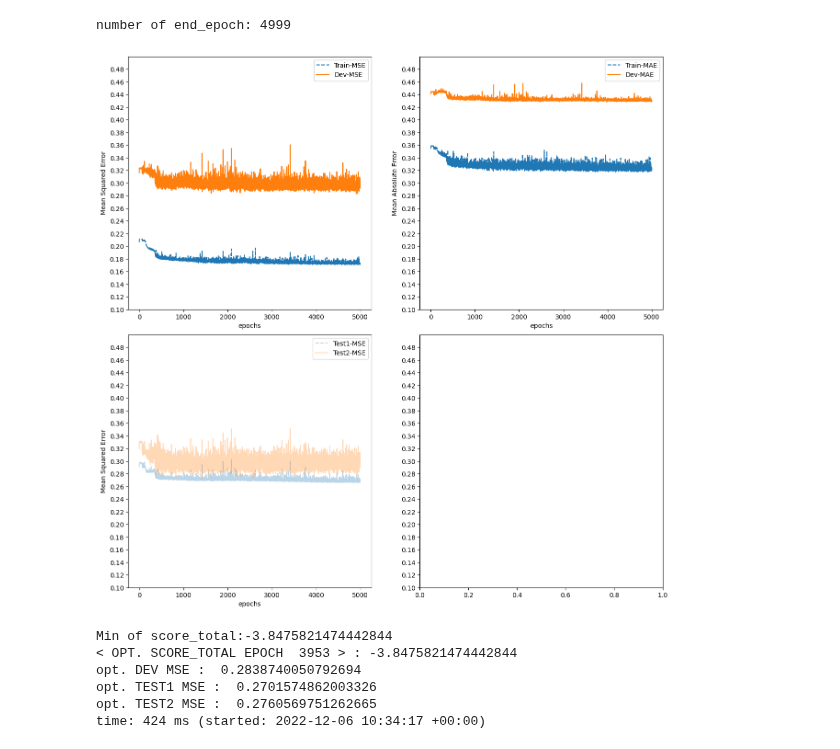
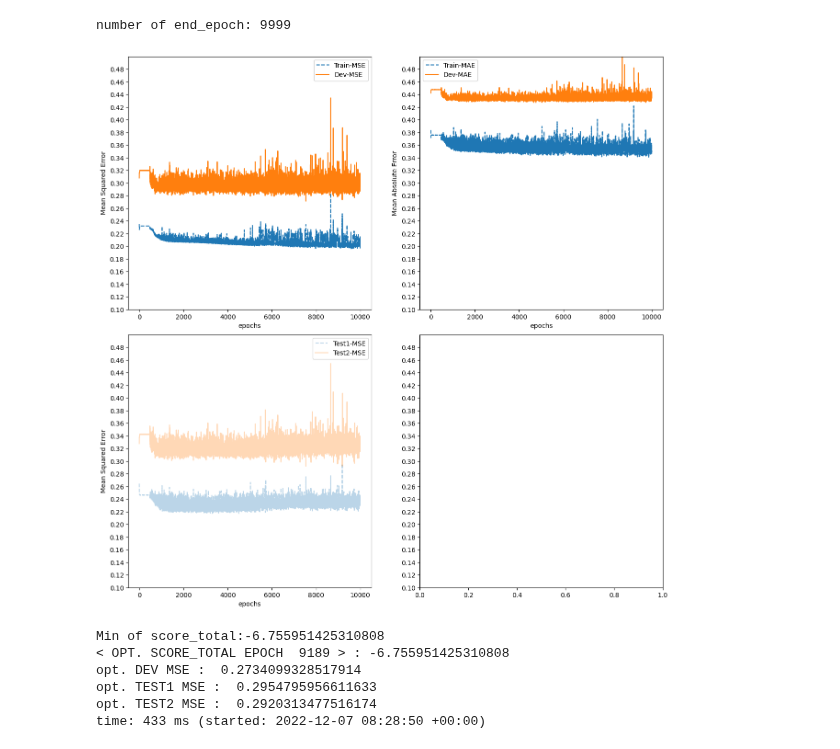
Before and after one commit to theabc50111/ARIMA-LSTM-hybrid-corrcoef-predict, a Jupyter notebook: ywt_library/lstm_weight_evaluation.ipynb, the cells around one changed output. Drawn from its saved outputs; the diff is of its cells as text; code cells hidden in the pictures.

Commit message:
retrain SP500_20082017_FREQ_CLUSTER_LABEL_1_KS_HYPER_LSTM

```diff
--- a/ywt_library/lstm_weight_evaluation.ipynb
+++ b/ywt_library/lstm_weight_evaluation.ipynb
@@ -8,8 +8,8 @@ time: 553 ms (started: 2022-12-06 09:06:28 +00:00)
 ELBOW = 5
 
 # scores = pd.read_csv("../arima_lstm_hybrid_model_train/results/20220924/Kristian_Senneset_LSTM_hyper_params/sp500_20082017_train_LSTM_evaluation.csv")
-# scores = pd.read_csv("../arima_lstm_hybrid_model/train/results/20221205/sp500_20082017_random_66-train_train-kS_hyper_lstm_evaluation.csv")
-scores = pd.read_csv("../arima_lstm_hybrid_model/train/results/20221206/sp500_20082017_corr_ser_reg_hrchy_10_cluster-train_train-kS_hyper_lstm_evaluation.csv")
+# scores = pd.read_csv("../arima_lstm_hybrid_model/train/results/20221119/sp500_20082017-train_train-kS_hyper_lstm_evaluation.csv")
+scores = pd.read_csv("../arima_lstm_hybrid_model/train/results/20221207/sp500_20082017_freq_cluster_label_1-train_train-kS_hyper_lstm_evaluation.csv")
 end_epoch = scores.shape[0]
 print(f"number of end_epoch: {end_epoch}")
 
@@ -22,38 +22,38 @@ ax1.legend()
 ax1.set_xlabel('epochs')
 ax1.set_ylabel('Mean Squared Error')
 ax2.plot(scores['TRAIN_MAE'][:end_epoch],'--', label="Train-MAE")
 ax2.plot(scores['DEV_MAE'][:end_epoch], label="Dev-MAE")
 ax2.legend()
 ax2.set_xlabel('epochs')
 ax2.set_ylabel('Mean Absolute Error')
 ax3.plot(scores['TEST1_MSE'][:end_epoch],'--', label="Test1-MSE", alpha=0.3)
 ax3.plot(scores['TEST2_MSE'][:end_epoch], label="Test2-MSE", alpha=0.3)
 ax3.legend()
 ax3.set_xlabel('epochs')
 ax3.set_ylabel('Mean Squared Error')
 plt.subplots_adjust(wspace=0.2,hspace=0.1)
 plt.show()
 plt.close()
 
 # score_diff = (scores['DEV_MSE']-scores['TRAIN_MSE'])[ELBOW:]
 # score_sum = (scores['DEV_MSE']+scores['TRAIN_MSE'])[ELBOW:]
 score_diff = (scores['DEV_MSE'] - scores['TRAIN_MSE'])
 score_sum = (scores['DEV_MSE'] + scores['TRAIN_MSE'])
 score_diff_norm = (score_diff - np.mean(score_diff))/np.std(score_diff)
 score_sum_norm = (score_sum - np.mean(score_sum))/np.std(score_sum)
 score_total = score_diff_norm + score_sum_norm
 idx = np.argmin(score_total)
 print(f"Min of score_total:{score_total.min()}")
 print('< OPT. SCORE_TOTAL EPOCH ',str(idx+1),'> : '+str(score_total[idx]))
 print('opt. DEV MSE : ',str(scores['DEV_MSE'][idx]))
 print('opt. TEST1 MSE : ',str(scores['TEST1_MSE'][idx]))
 print('opt. TEST2 MSE : ',str(scores['TEST2_MSE'][idx]))
 # %% [output]
-number of end_epoch: 4999
+number of end_epoch: 9999
-[figure, old version]
+[figure, new version]
-Min of score_total:-3.8475821474442844
-< OPT. SCORE_TOTAL EPOCH  3953 > : -3.8475821474442844
-opt. DEV MSE :  0.2838740050792694
-opt. TEST1 MSE :  0.2701574862003326
-opt. TEST2 MSE :  0.2760569751262665
-time: 424 ms (started: 2022-12-06 10:34:17 +00:00)
+Min of score_total:-6.755951425310808
+< OPT. SCORE_TOTAL EPOCH  9189 > : -6.755951425310808
+opt. DEV MSE :  0.2734099328517914
+opt. TEST1 MSE :  0.2954795956611633
+opt. TEST2 MSE :  0.2920313477516174
+time: 433 ms (started: 2022-12-07 08:28:50 +00:00)
```
Also changed, not shown: parts of 1 cell of this notebook, 22 other files.
